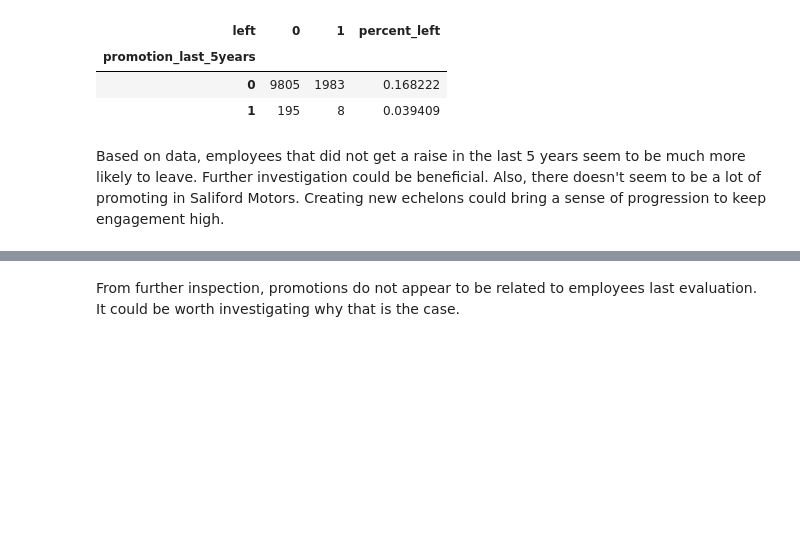
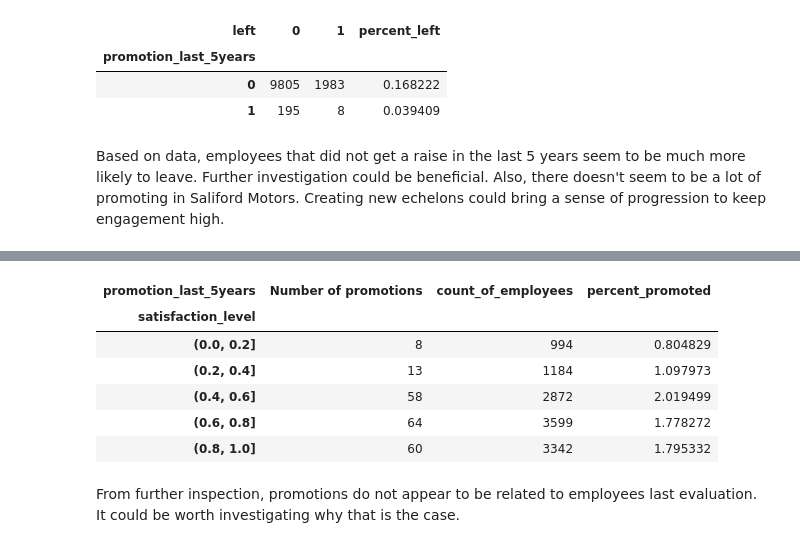
Before and after one commit to Max0513/Turn-over-analysis---Saliford-, a Jupyter notebook: Notebooks/data_cleanup.ipynb, the cells around one changed output, grey strips where cells are left out. Cells and saved outputs as stored; diff of their text form; code cells hidden in the pictures; blank space fills up the shorter version.

```diff
--- a/Notebooks/data_cleanup.ipynb
+++ b/Notebooks/data_cleanup.ipynb
@@ -298,6 +301,31 @@ promotion_by_evaluation_df['percent_promoted'] = promotion_by_evaluation_df[1]*1
 | (0.4, 0.6] | 56 | 3622 | 1.546107 |
 | (0.6, 0.8] | 77 | 3883 | 1.983003 |
 | (0.8, 1.0] | 62 | 4285 | 1.446908 |
+# %%
+bins = [0,0.2,0.4,0.6,0.8,1]
+
+promotion_by_evaluation_df = (
+    df1.groupby([pd.cut(df1['satisfaction_level'],bins),'promotion_last_5years'])
+    .size()
+    .unstack()
+)
+
+promotion_by_evaluation_df['count_of_employees'] = promotion_by_evaluation_df[1] + promotion_by_evaluation_df[0]
+promotion_by_evaluation_df['percent_promoted'] = promotion_by_evaluation_df[1]*100/(promotion_by_evaluation_df[0]+promotion_by_evaluation_df[1])
+
+(
+    promotion_by_evaluation_df
+    .drop(columns=[0])
+    .rename(columns={1:'Number of promotions'})
+)
+# %% [output]
+| promotion_last_5years | Number of promotions | count_of_employees | percent_promoted |
+| satisfaction_level |  |  |  |
+| (0.0, 0.2] | 8 | 994 | 0.804829 |
+| (0.2, 0.4] | 13 | 1184 | 1.097973 |
+| (0.4, 0.6] | 58 | 2872 | 2.019499 |
+| (0.6, 0.8] | 64 | 3599 | 1.778272 |
+| (0.8, 1.0] | 60 | 3342 | 1.795332 |
 # %% [markdown]
 From further inspection, promotions do not appear to be related to employees last evaluation. It could be worth investigating why that is the case.
 # %%
```
Also changed, not shown: parts of 10 cells of this notebook, 2 other files.
